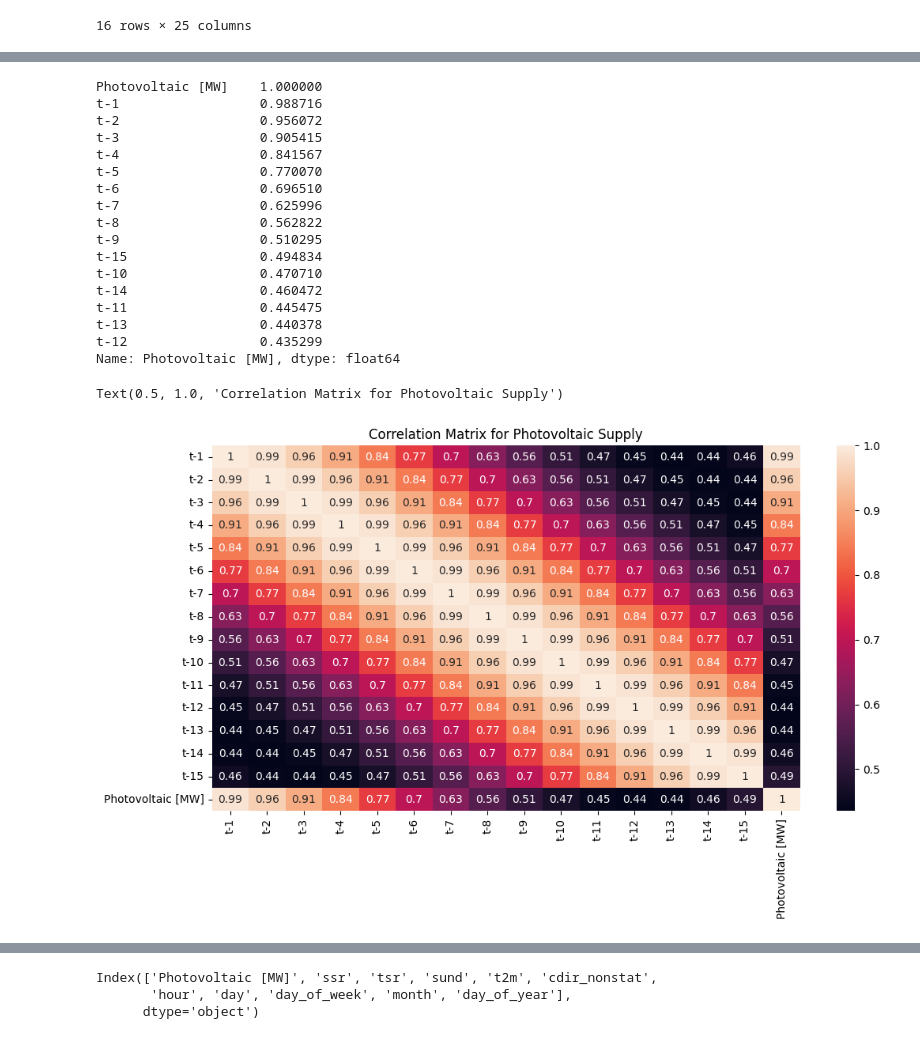
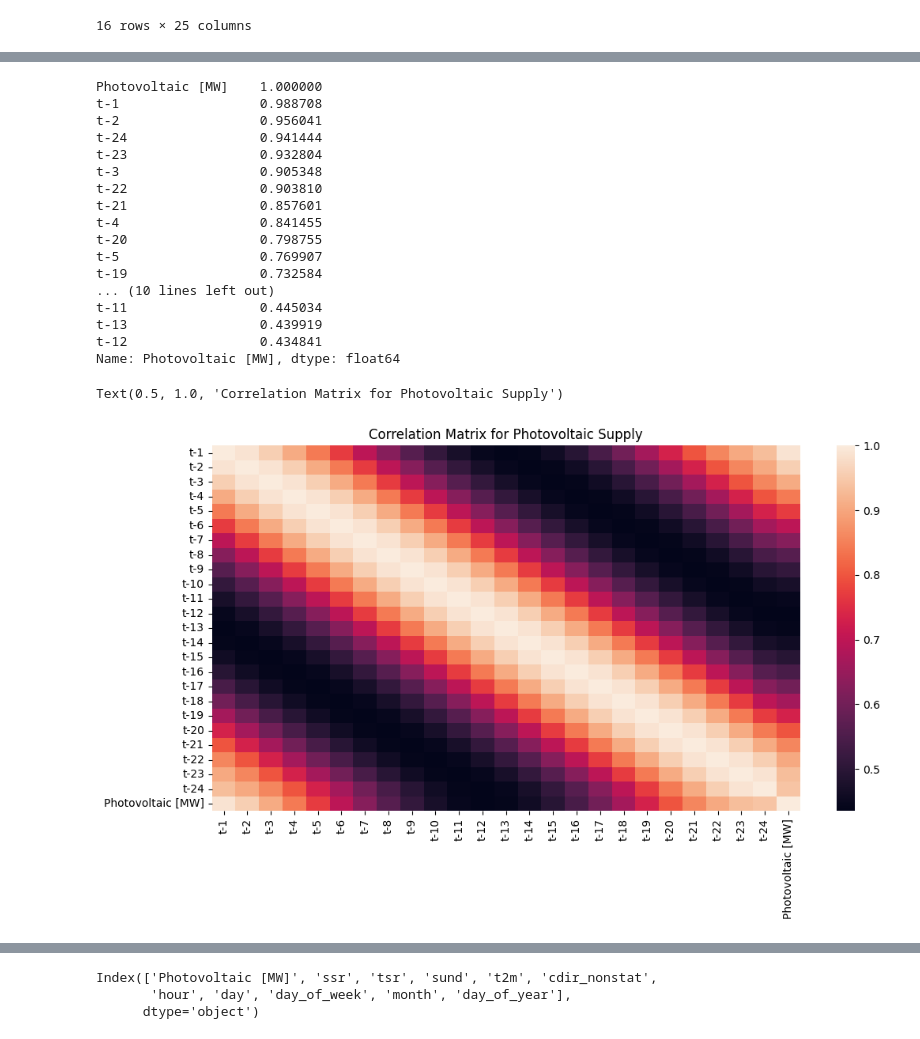
Before and after one commit to UBela/GRUeneEnergie, a Jupyter notebook: pre_processing_data.ipynb, the cells around one changed output, grey strips where cells are left out. Cells and saved outputs as stored; diff of their text form; code cells hidden in the pictures.

```diff
--- a/pre_processing_data.ipynb
+++ b/pre_processing_data.ipynb
@@ -880,7 +884,7 @@ min_max_norm_data_train.head(16)
 # %%
 #create correlation matrix for photovoltaic supply based on historiccal photo voltaic supply, for t-1,...t-15
 # create a new dataframe with columns for t-1,...t-15
-HISTORY = 15
+HISTORY = 24
 photovoltaic_corr = pd.DataFrame()
 for i in range(1, HISTORY+1):
     photovoltaic_corr[f't-{i}'] = min_max_norm_data_train['Photovoltaic [MW]'].shift(i)
@@ -900,30 +905,30 @@ corr_matrix = photovoltaic_corr.corr()
 corr_matrix['Photovoltaic [MW]'].sort_values(ascending=False)
 # %% [output]
 Photovoltaic [MW]    1.000000
-t-1                  0.988716
-t-2                  0.956072
-t-3                  0.905415
-t-4                  0.841567
-t-5                  0.770070
-t-6                  0.696510
-t-7                  0.625996
-t-8                  0.562822
-t-9                  0.510295
-t-15                 0.494834
-t-10                 0.470710
-t-14                 0.460472
-t-11                 0.445475
-t-13                 0.440378
-t-12                 0.435299
+t-1                  0.988708
+t-2                  0.956041
+t-24                 0.941444
+t-23                 0.932804
+t-3                  0.905348
+t-22                 0.903810
+t-21                 0.857601
+t-4                  0.841455
+t-20                 0.798755
+t-5                  0.769907
+t-19                 0.732584
+... (10 lines left out)
+t-11                 0.445034
+t-13                 0.439919
+t-12                 0.434841
 Name: Photovoltaic [MW], dtype: float64
 # %%
 #plot correlation matrix
 plt.figure(figsize=(12, 6))
-sns.heatmap(corr_matrix, annot=True)
+sns.heatmap(corr_matrix, annot=False)
 plt.title("Correlation Matrix for Photovoltaic Supply")
 # %% [output]
 Text(0.5, 1.0, 'Correlation Matrix for Photovoltaic Supply')
-[figure, old version]
+[figure, new version]
 # %%
 #same for total wind supply
 
```
Also changed, not shown: parts of 20 cells of this notebook, 13 other files.
